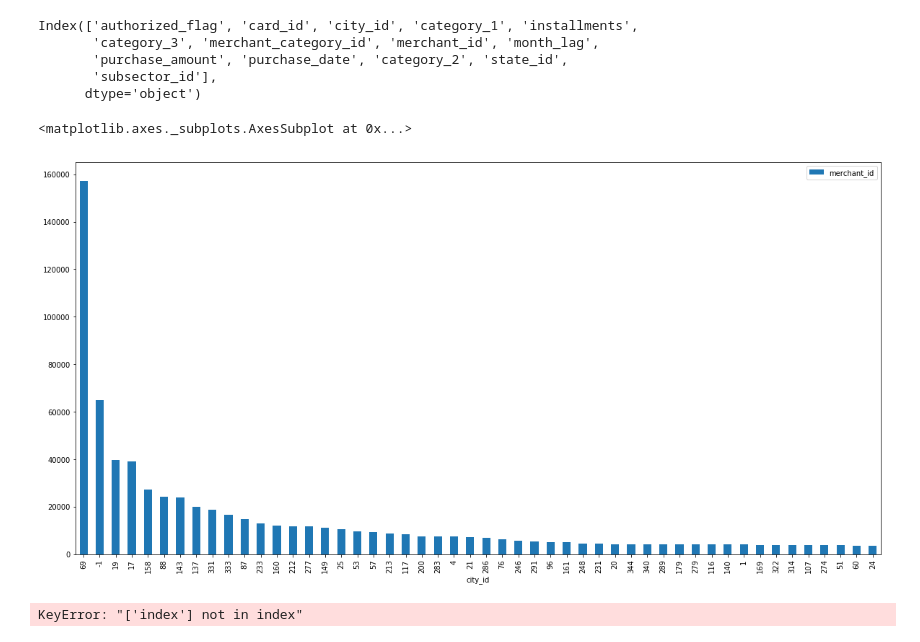
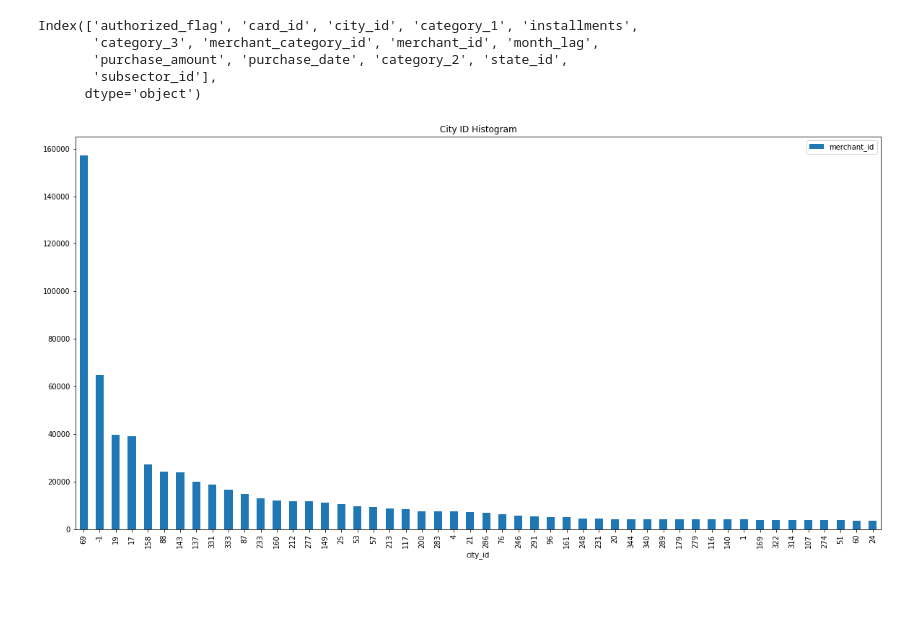
Before and after one commit to nikolaevra/bu425-large-data-cluster-force, a Jupyter notebook: exploratory/Historical Transactions Exploration.ipynb, the cells around one changed output. Cells and saved outputs as stored; diff of their text form; code cells hidden in the pictures; blank space fills up the shorter version.

```diff
--- a/exploratory/Historical Transactions Exploration.ipynb
+++ b/exploratory/Historical Transactions Exploration.ipynb
@@ -33,11 +41,9 @@ Index(['authorized_flag', 'card_id', 'city_id', 'category_1', 'installments',
        'subsector_id'],
       dtype='object')
 # %%
-df.groupby('city_id').count().sort_values(by=['merchant_id'], ascending=False)[['merchant_id']].head(50).plot(kind='bar', figsize=(20,10))# x='city_id', y='merchant_id')
+ax = df.groupby('city_id').count().sort_values(by=['merchant_id'], ascending=False)[['merchant_id']].head(50).plot(kind='bar', figsize=(20,10))# x='city_id', y='merchant_id')
+ax.set_title('City ID Histogram')
+fig = ax.get_figure()
+fig.savefig('../diagrams/city_id_histogram.png')
 # %% [output]
-<matplotlib.axes._subplots.AxesSubplot at 0x...>
-[figure, old version]
+[figure, new version]
-# %%
-df[['city_id','index']].groupby('city_id').sum().plot()
-# %% [output]
-KeyError: "['index'] not in index"
```
Also changed, not shown: parts of 2 cells of this notebook, 12 other files.
